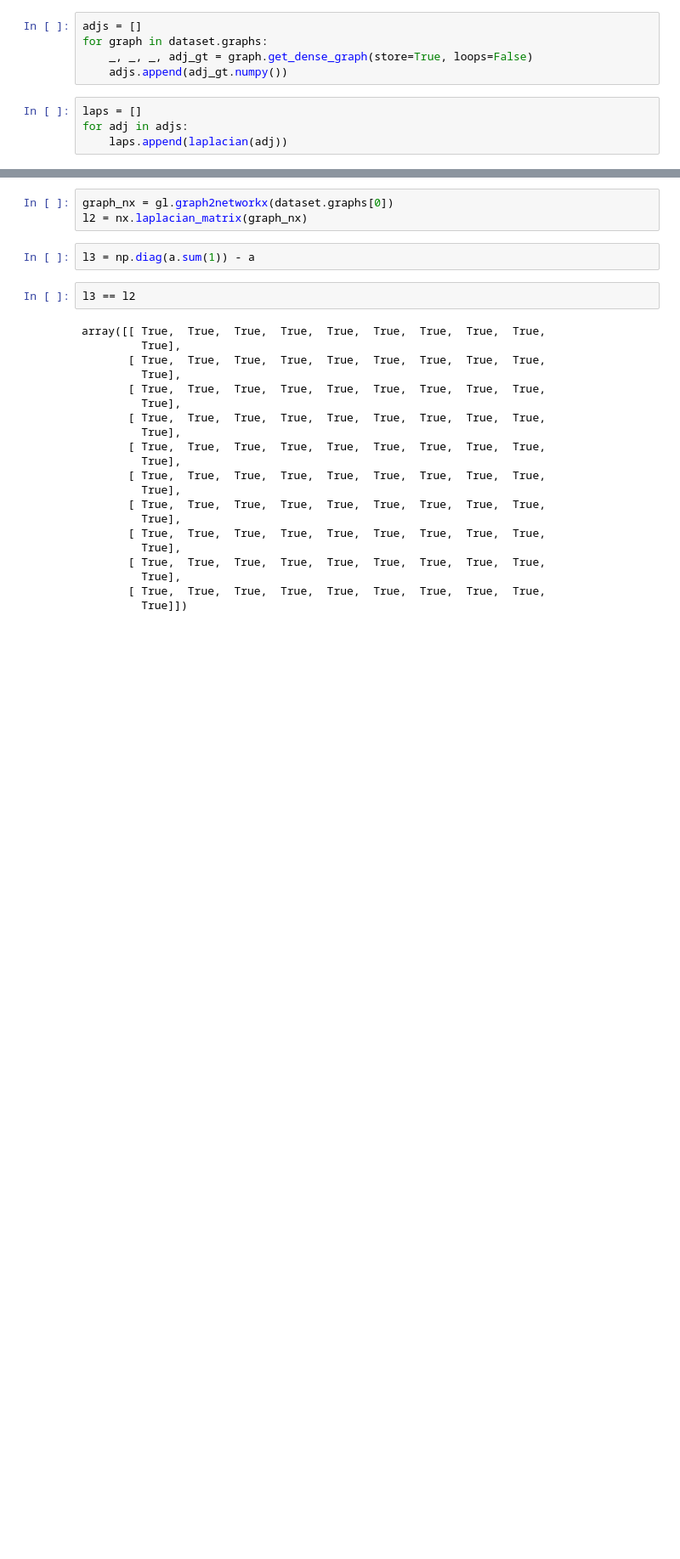
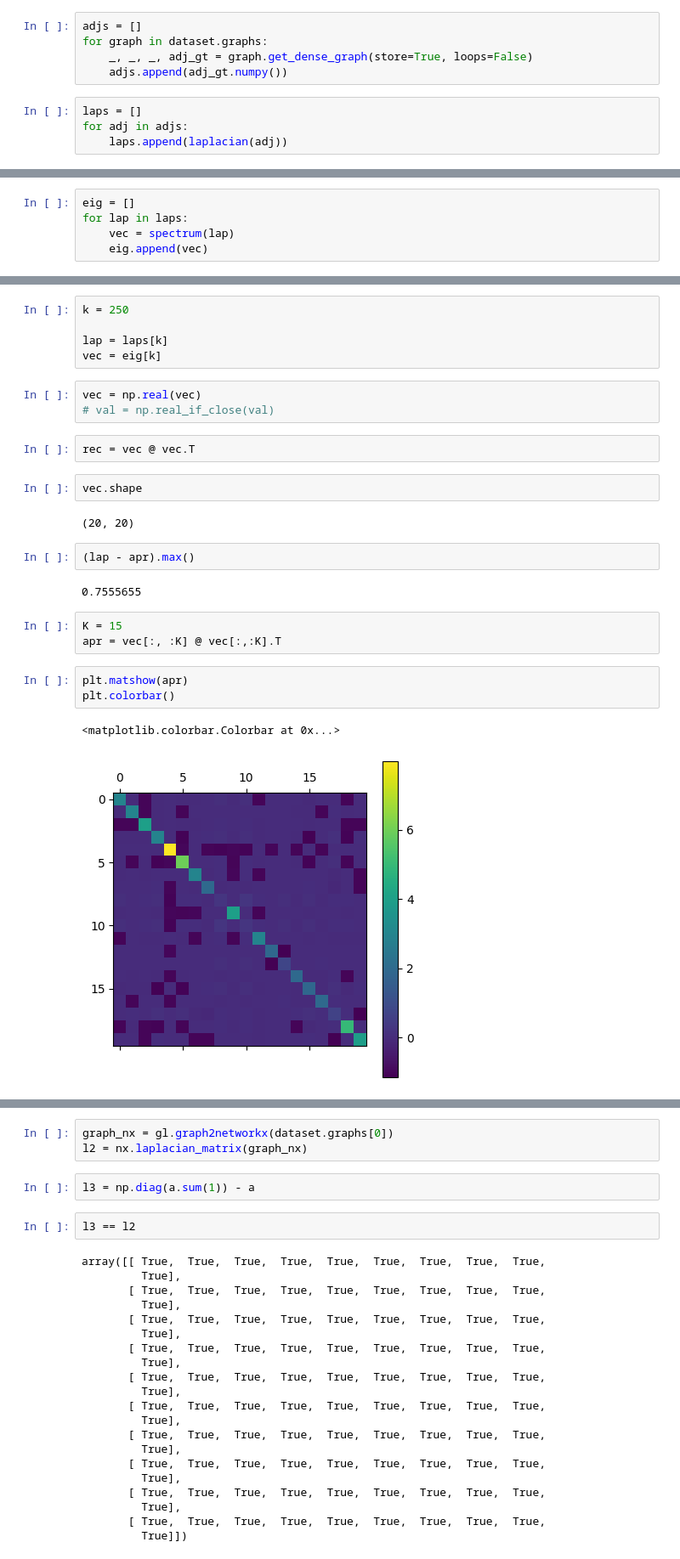
Before and after one commit to marianaw/egnn, a Jupyter notebook: notebooks/data_playground.ipynb, the cells around one changed output, grey strips where cells are left out. Shown: that part at 85% size. Saved outputs shown, nothing was run; the diff lists cells and outputs as text; blank space fills up the shorter version.

```diff
--- a/notebooks/data_playground.ipynb
+++ b/notebooks/data_playground.ipynb
@@ -84,0 +52,5 @@ array([[ True,  True, False,  True,  True, False,  True,  True, False,
+# %%
+eig = []
+for lap in laps:
+    vec = spectrum(lap)
+    eig.append(vec)
@@ -84,0 +64,27 @@ array([[ True,  True, False,  True,  True, False,  True,  True, False,
+# %%
+k = 250
+
+lap = laps[k]
+vec = eig[k]
+# %%
+vec = np.real(vec)
+# val = np.real_if_close(val)
+# %%
+rec = vec @ vec.T
+# %%
+vec.shape
+# %% [output]
+(20, 20)
+# %%
+(lap - apr).max()
+# %% [output]
+0.7555655
+# %%
+K = 15
+apr = vec[:, :K] @ vec[:,:K].T
+# %%
+plt.matshow(apr)
+plt.colorbar()
+# %% [output]
+<matplotlib.colorbar.Colorbar at 0x...>
+[figure, added]
```
Also changed, not shown: parts of 28 cells of this notebook, 2 other files.
